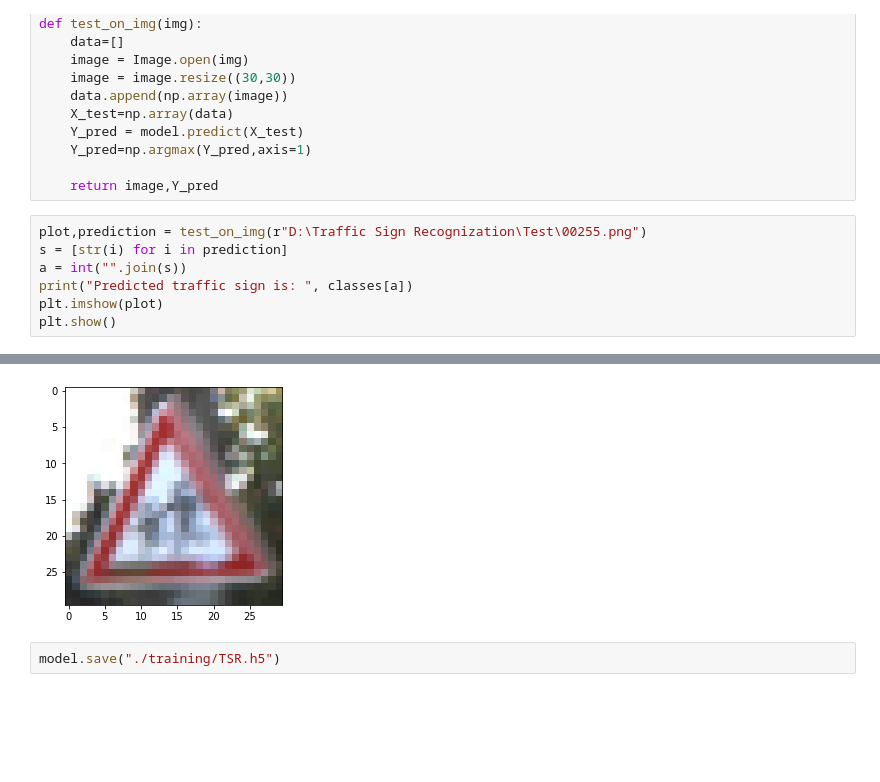
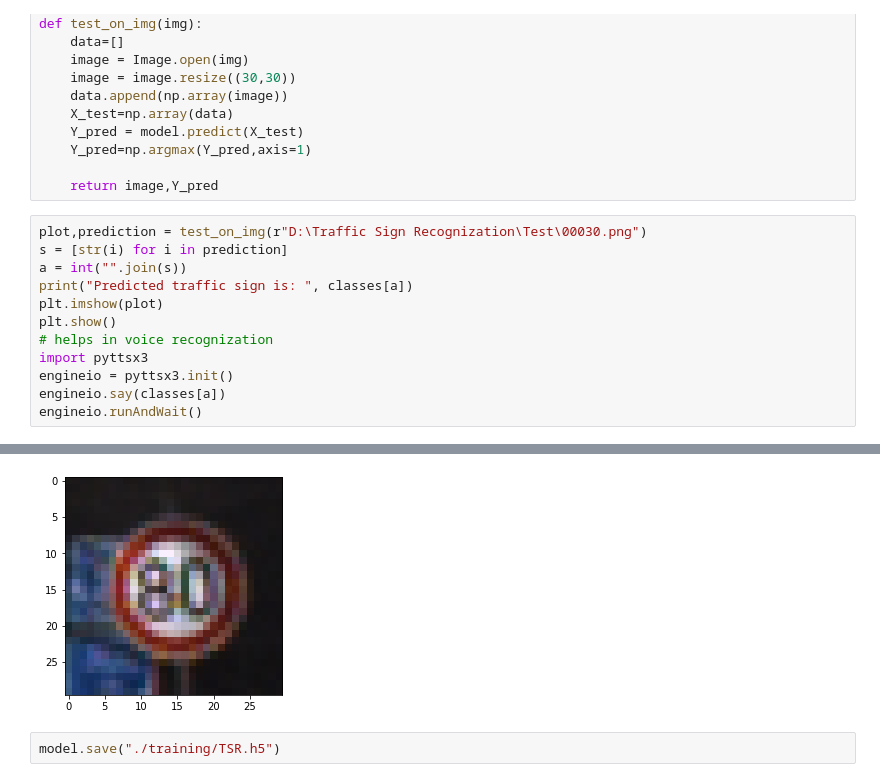
Before and after one commit to ChSanthoshkumar45/Project, a Jupyter notebook: Traffic Sign Recognization.ipynb, the cells around one changed output, grey strips where cells are left out. Cells and saved outputs as stored; diff of their text form; blank space fills up the shorter version.

```diff
--- a/Traffic Sign Recognization.ipynb
+++ b/Traffic Sign Recognization.ipynb
@@ -176,10 +176,15 @@ def test_on_img(img):
 
     return image,Y_pred
 # %%
-plot,prediction = test_on_img(r"D:\Traffic Sign Recognization\Test\00255.png")
+plot,prediction = test_on_img(r"D:\Traffic Sign Recognization\Test\00030.png")
 s = [str(i) for i in prediction]
 a = int("".join(s))
 print("Predicted traffic sign is: ", classes[a])
 plt.imshow(plot)
 plt.show()
+# helps in voice recognization
+import pyttsx3
+engineio = pyttsx3.init()
+engineio.say(classes[a])
+engineio.runAndWait()
 # %% [output]
@@ -188,4 +193,4 @@ Predicted traffic sign is:  Children crossing
-[figure, old version]
+[figure, new version]
 # %%
 model.save("./training/TSR.h5")
 # %%
```
Also changed, not shown: parts of 10 cells of this notebook.
